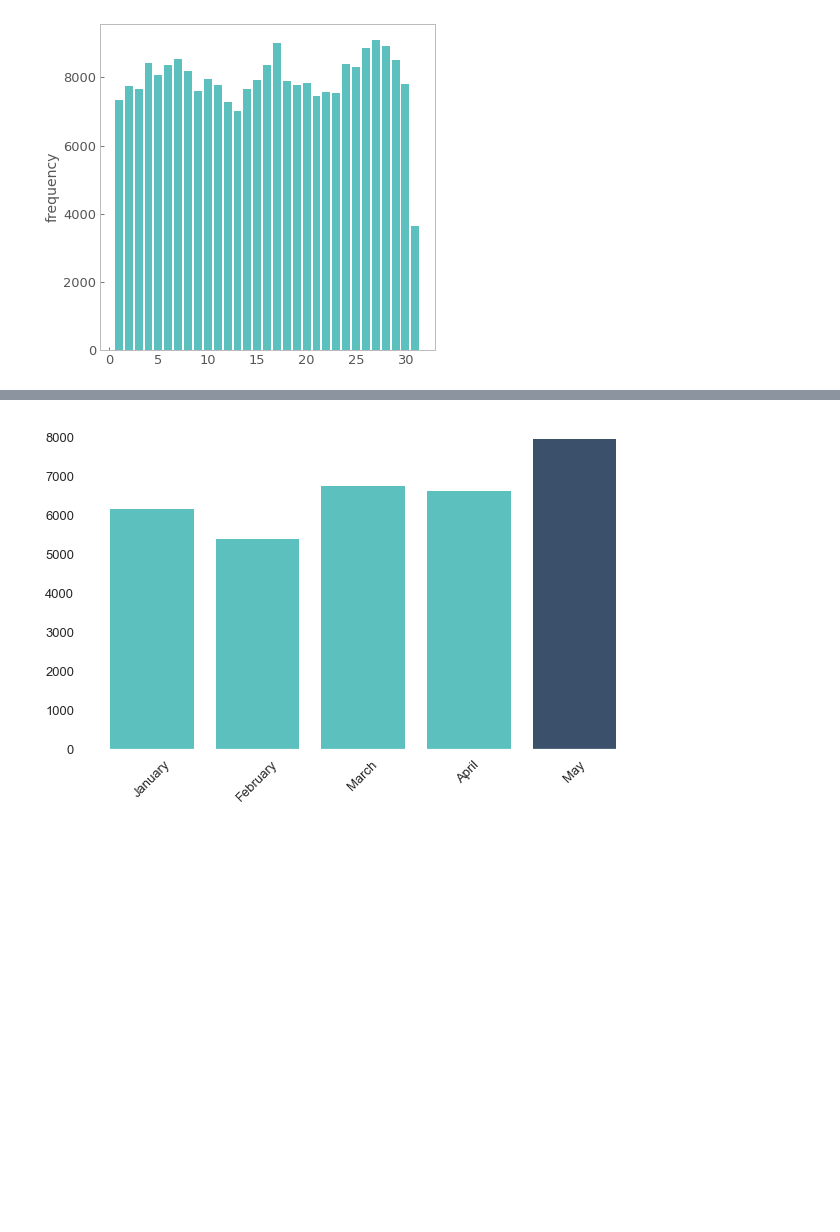
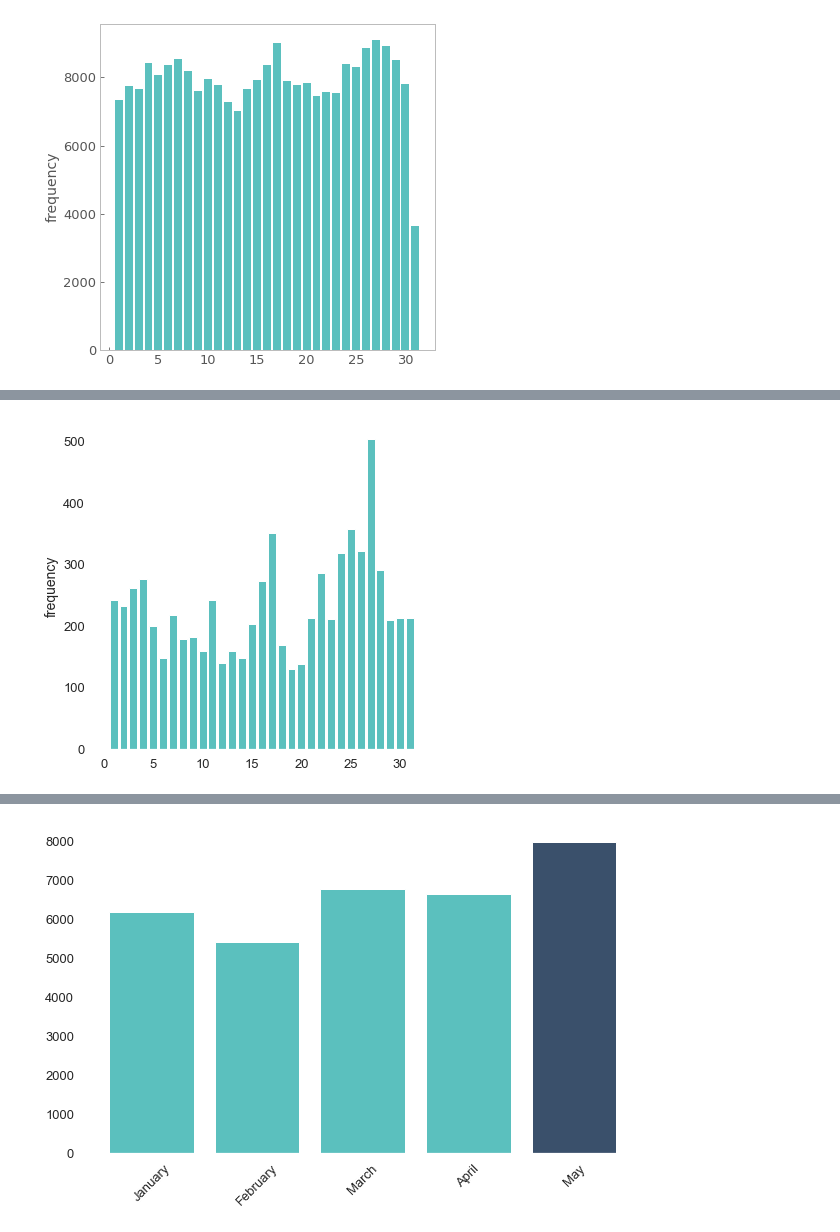
Before and after one commit to GDLPLearning/Sentiment-Analysis-for-the-MDP, a Jupyter notebook: notebooks/Exploratory/3.1-exploring-data-2019-2022.ipynb, the cells around one changed output, grey strips where cells are left out. Cells and saved outputs as stored; diff of their text form; code cells hidden in the pictures; blank space fills up the shorter version.

```diff
--- a/notebooks/Exploratory/3.1-exploring-data-2019-2022.ipynb
+++ b/notebooks/Exploratory/3.1-exploring-data-2019-2022.ipynb
@@ -573,0 +593,4 @@ plt.show()
+# %%
+barmonthyear(10,2019)
+# %% [output]
+[figure, added]
```
Also changed, not shown: parts of 18 cells of this notebook, 7 other files.
